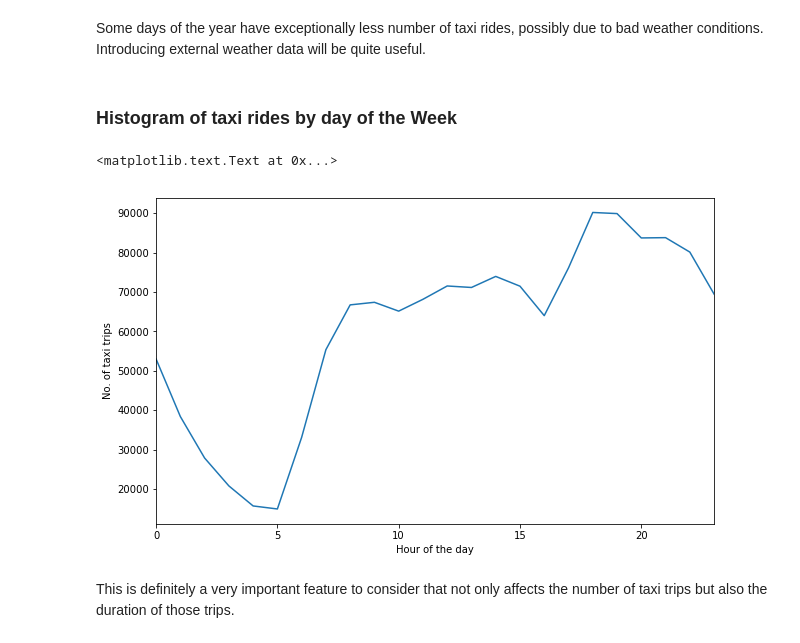
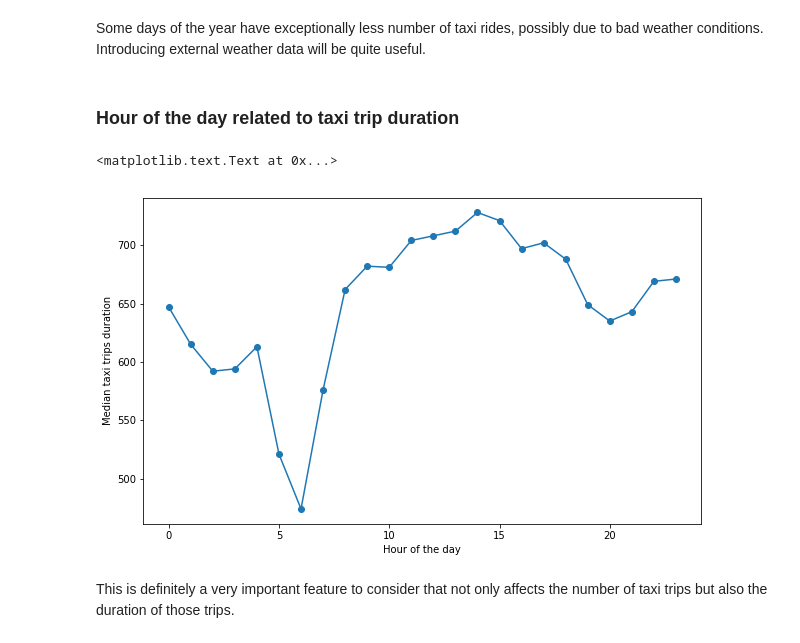
Before and after one commit to jadoonengr/Kaggle-Taxi-NYC, a Jupyter notebook: NYX_Taxi.ipynb, the cells around one changed output. Drawn from its saved outputs; the diff is of its cells as text; code cells hidden in the pictures.

```diff
--- a/NYX_Taxi.ipynb
+++ b/NYX_Taxi.ipynb
@@ -216,10 +217,11 @@ train['pickup_minute'] = pd.DatetimeIndex(pd.to_datetime(train['pickup_datetime'
 # %% [markdown]
 ### 1.6 Combining data sets
 # %%
-combined = pd.merge(train, weather, how='inner', left_on='pickup_date', right_on='Date')
+combined_raw = pd.merge(train, weather, how='inner', left_on='pickup_date', right_on='Date')
+combined_raw['week_day'] = pd.DatetimeIndex(combined_raw.pickup_datetime).weekday
 # %%
-combined['store_and_fwd_flag'] = combined['store_and_fwd_flag'].map({'Y':1 , 'N':0, 1:1, 0:0})
-combined['total_distance'] = combined.apply(lambda x: vincenty((x['pickup_longitude'],x['pickup_latitude']), (x['dropoff_longitude'], x['dropoff_latitude'])).feet, axis=1).astype(int)
-combined['pickup_datetime'] = pd.to_datetime(combined['pickup_datetime'])
-combined['dropoff_datetime'] = pd.to_datetime(combined['dropoff_datetime'])
+combined_raw['store_and_fwd_flag'] = combined_raw['store_and_fwd_flag'].map({'Y':1 , 'N':0, 1:1, 0:0})
+combined_raw['total_distance'] = combined_raw.apply(lambda x: vincenty((x['pickup_longitude'],x['pickup_latitude']), (x['dropoff_longitude'], x['dropoff_latitude'])).feet, axis=1).astype(int)
+combined_raw['pickup_datetime'] = pd.to_datetime(combined_raw['pickup_datetime'])
+combined_raw['dropoff_datetime'] = pd.to_datetime(combined_raw['dropoff_datetime'])
 # %%
@@ -269,0 +330,3 @@ There are some extreme outliers in the location data. We need to remove them to
+# %%
+combined = combined_raw[(combined_raw.total_distance < 300000) & (combined_raw.total_distance > 0)]
+combined.shape
@@ -369 +369,3 @@ combined1 = combined1[(combined1.trip_duration < 100000)]
+# %%
+combined = combined[(combined.trip_duration < 100000)]
 # %%
@@ -405,14 +407,14 @@ plt.ylabel("No. of taxi rides")
 [figure]
 # %% [markdown]
 Some days of the year have exceptionally less number of taxi rides, possibly due to bad weather conditions. Introducing external weather data will be quite useful.
-# %% [markdown]
-### Histogram of taxi rides by day of the Week
+# %% [markdown]
+### Hour of the day related to taxi trip duration
 # %%
-combined1.trip_duration.groupby(combined1.pickup_hour).count().plot()
+plt.plot(combined.trip_duration.groupby(combined.pickup_hour).median(), 'o-')
 plt.xlabel("Hour of the day")
-plt.ylabel("Duration of taxi trips")
+plt.ylabel("Median taxi trips duration")
 # %% [output]
 <matplotlib.text.Text at 0x...>
-[figure, old version]
+[figure, new version]
 # %% [markdown]
 This is definitely a very important feature to consider that not only affects the number of taxi trips but also the duration of those trips.
```
Also changed, not shown: parts of 46 cells of this notebook.
